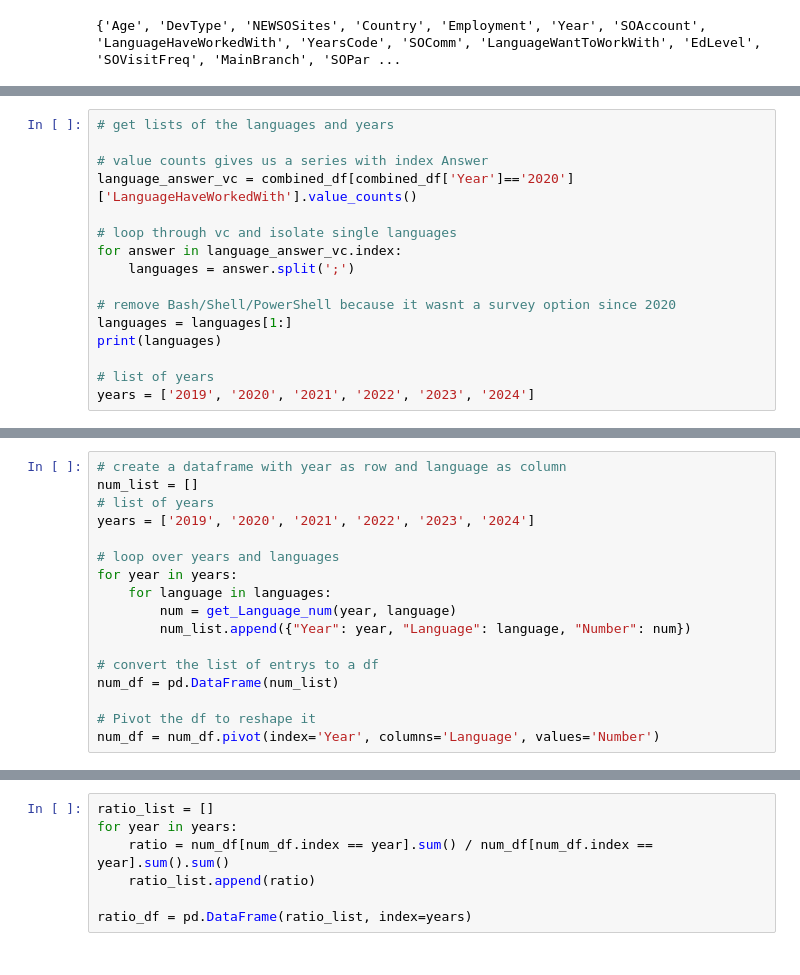
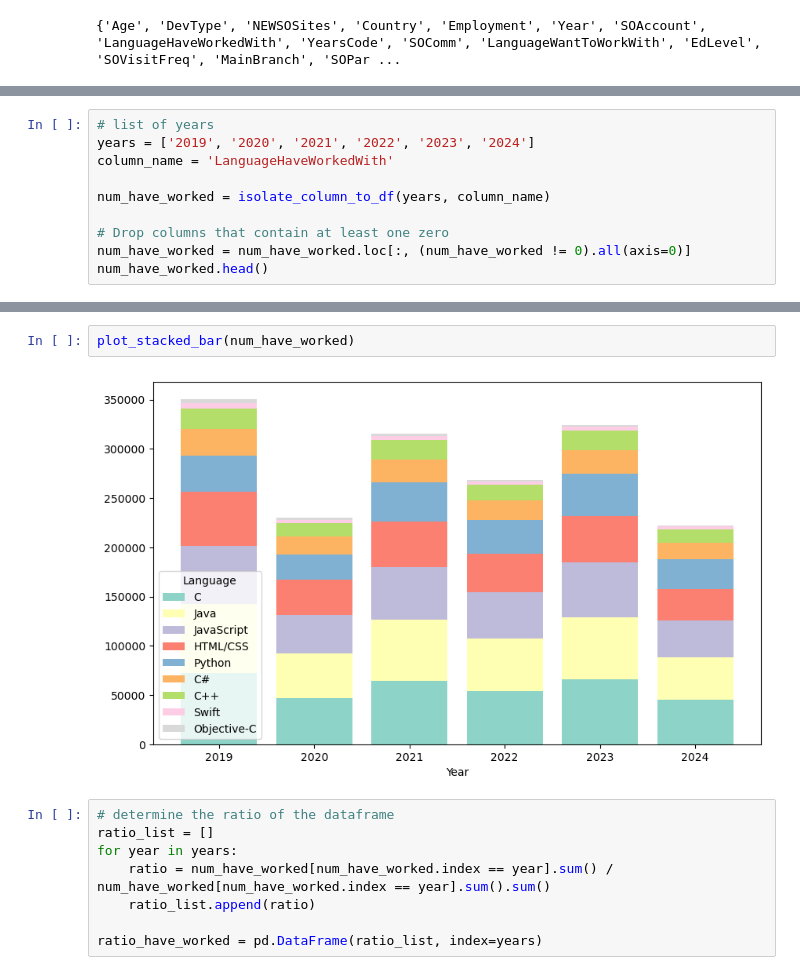
Before and after one commit to AlbertFlatscher/Stackoverflow_Survey_over_Time, a Jupyter notebook: Shifts_in_Programming_Preferences_from_2019_to_2024.ipynb, the cells around one changed output, grey strips where cells are left out. Saved outputs shown, nothing was run; the diff lists cells and outputs as text.

```diff
--- a/Shifts_in_Programming_Preferences_from_2019_to_2024.ipynb
+++ b/Shifts_in_Programming_Preferences_from_2019_to_2024.ipynb
@@ -238,16 +224,0 @@ def get_Language_num(year, language):
-# %%
-# get lists of the languages and years
-
-# value counts gives us a series with index Answer
-language_answer_vc = combined_df[combined_df['Year']=='2020']['LanguageHaveWorkedWith'].value_counts()
-
-# loop through vc and isolate single languages
-for answer in language_answer_vc.index:
-    languages = answer.split(';')
-
-# remove Bash/Shell/PowerShell because it wasnt a survey option since 2020
-languages = languages[1:]
-print(languages)
-
-# list of years
-years = ['2019', '2020', '2021', '2022', '2023', '2024']
@@ -256,17 +224,0 @@ years = ['2019', '2020', '2021', '2022', '2023', '2024']
-# %%
-# create a dataframe with year as row and language as column
-num_list = []
-# list of years
-years = ['2019', '2020', '2021', '2022', '2023', '2024']
-
-# loop over years and languages
-for year in years:
-    for language in languages:
-        num = get_Language_num(year, language)
-        num_list.append({"Year": year, "Language": language, "Number": num})
-
-# convert the list of entrys to a df
-num_df = pd.DataFrame(num_list)
-
-# Pivot the df to reshape it
-num_df = num_df.pivot(index='Year', columns='Language', values='Number')
@@ -282,0 +262,10 @@ num_df.head()
+# %%
+# list of years
+years = ['2019', '2020', '2021', '2022', '2023', '2024']
+column_name = 'LanguageHaveWorkedWith'
+
+num_have_worked = isolate_column_to_df(years, column_name)
+
+# Drop columns that contain at least one zero
+num_have_worked = num_have_worked.loc[:, (num_have_worked != 0).all(axis=0)]
+num_have_worked.head()
@@ -310,7 +345,12 @@ plt.show()
+# %%
+plot_stacked_bar(num_have_worked)
+# %% [output]
+[figure, added]
 # %%
+# determine the ratio of the dataframe
 ratio_list = []
 for year in years:
-    ratio = num_df[num_df.index == year].sum() / num_df[num_df.index == year].sum().sum()
+    ratio = num_have_worked[num_have_worked.index == year].sum() / num_have_worked[num_have_worked.index == year].sum().sum()
     ratio_list.append(ratio)
 
-ratio_df = pd.DataFrame(ratio_list, index=years)
+ratio_have_worked = pd.DataFrame(ratio_list, index=years)
```
Also changed, not shown: parts of 14 cells of this notebook.
